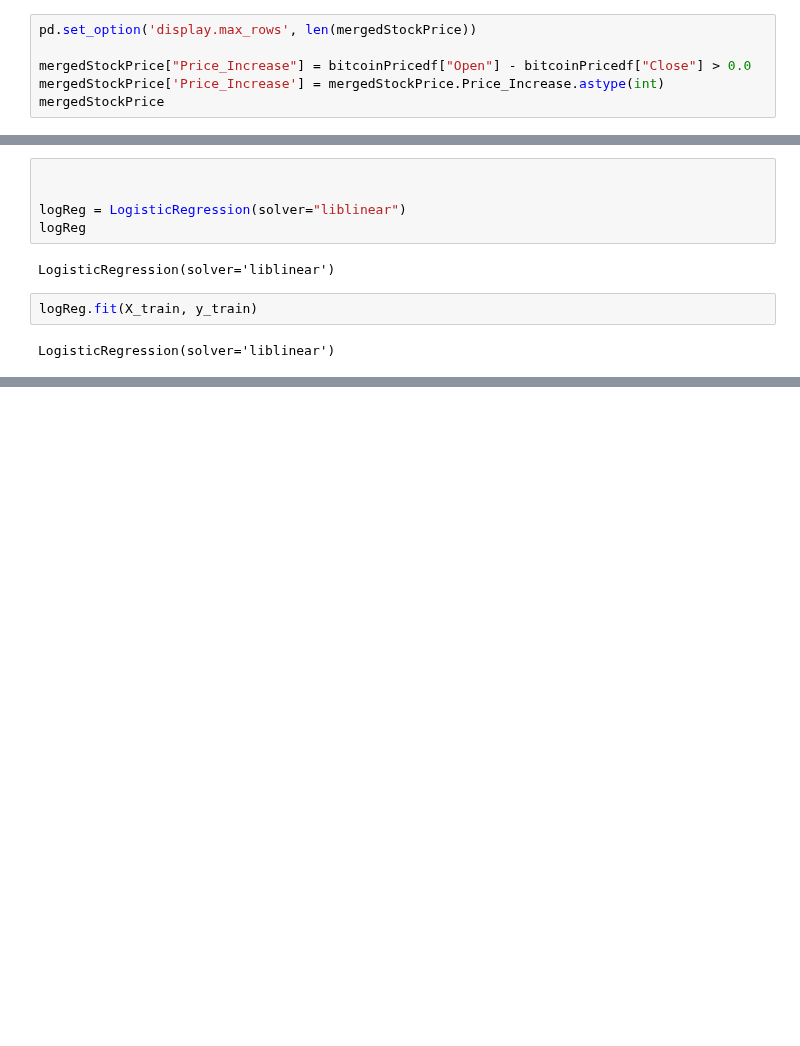
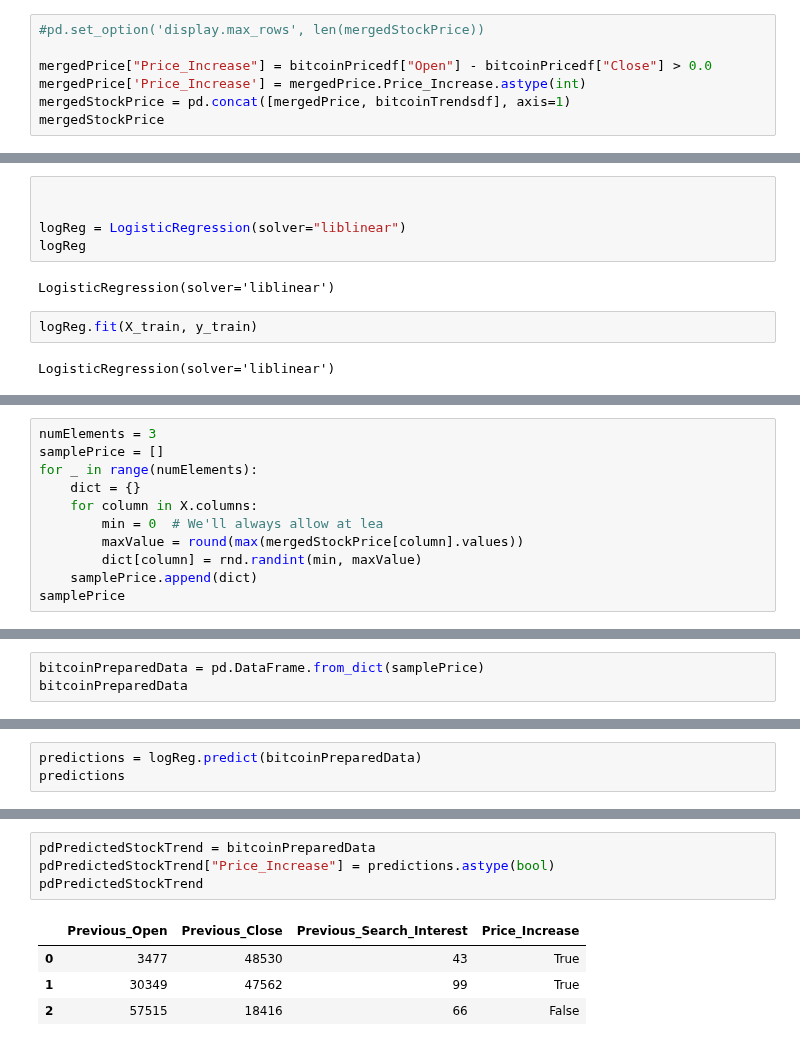
Before and after one commit to atlas125gev/StockProject, a Jupyter notebook: Homework7/Homework7.Andrew.ipynb, the cells around one changed output, grey strips where cells are left out. Saved outputs shown, nothing was run; the diff lists cells and outputs as text; blank space fills up the shorter version.

```diff
--- a/Homework7/Homework7.Andrew.ipynb
+++ b/Homework7/Homework7.Andrew.ipynb
@@ -261,9 +248,10 @@ def printClassificationMetrics(test, predictions):
     print("------------------")
     print(classification_report(test, predictions))
 # %%
-pd.set_option('display.max_rows', len(mergedStockPrice))
+#pd.set_option('display.max_rows', len(mergedStockPrice))
 
-mergedStockPrice["Price_Increase"] = bitcoinPricedf["Open"] - bitcoinPricedf["Close"] > 0.0
-mergedStockPrice['Price_Increase'] = mergedStockPrice.Price_Increase.astype(int)
+mergedPrice["Price_Increase"] = bitcoinPricedf["Open"] - bitcoinPricedf["Close"] > 0.0
+mergedPrice['Price_Increase'] = mergedPrice.Price_Increase.astype(int)
+mergedStockPrice = pd.concat([mergedPrice, bitcoinTrendsdf], axis=1)
 mergedStockPrice
 # %% [output]
@@ -368,0 +336,11 @@ ValueError: X has 7 features per sample; expecting 3
+# %%
+numElements = 3
+samplePrice = []
+for _ in range(numElements):
+    dict = {}
+    for column in X.columns:
+        min = 0  # We'll always allow at lea
+        maxValue = round(max(mergedStockPrice[column].values))
+        dict[column] = rnd.randint(min, maxValue)
+    samplePrice.append(dict)
+samplePrice
@@ -368,0 +357,3 @@ ValueError: X has 7 features per sample; expecting 3
+# %%
+bitcoinPreparedData = pd.DataFrame.from_dict(samplePrice)
+bitcoinPreparedData
@@ -368,0 +365,3 @@ ValueError: X has 7 features per sample; expecting 3
+# %%
+predictions = logReg.predict(bitcoinPreparedData)
+predictions
@@ -368,0 +374,9 @@ ValueError: X has 7 features per sample; expecting 3
+# %%
+pdPredictedStockTrend = bitcoinPreparedData
+pdPredictedStockTrend["Price_Increase"] = predictions.astype(bool)
+pdPredictedStockTrend
+# %% [output]
+|  | Previous_Open | Previous_Close | Previous_Search_Interest | Price_Increase |
+| 0 | 3477 | 48530 | 43 | True |
+| 1 | 30349 | 47562 | 99 | True |
+| 2 | 57515 | 18416 | 66 | False |
```
Also changed, not shown: parts of 33 cells of this notebook.
